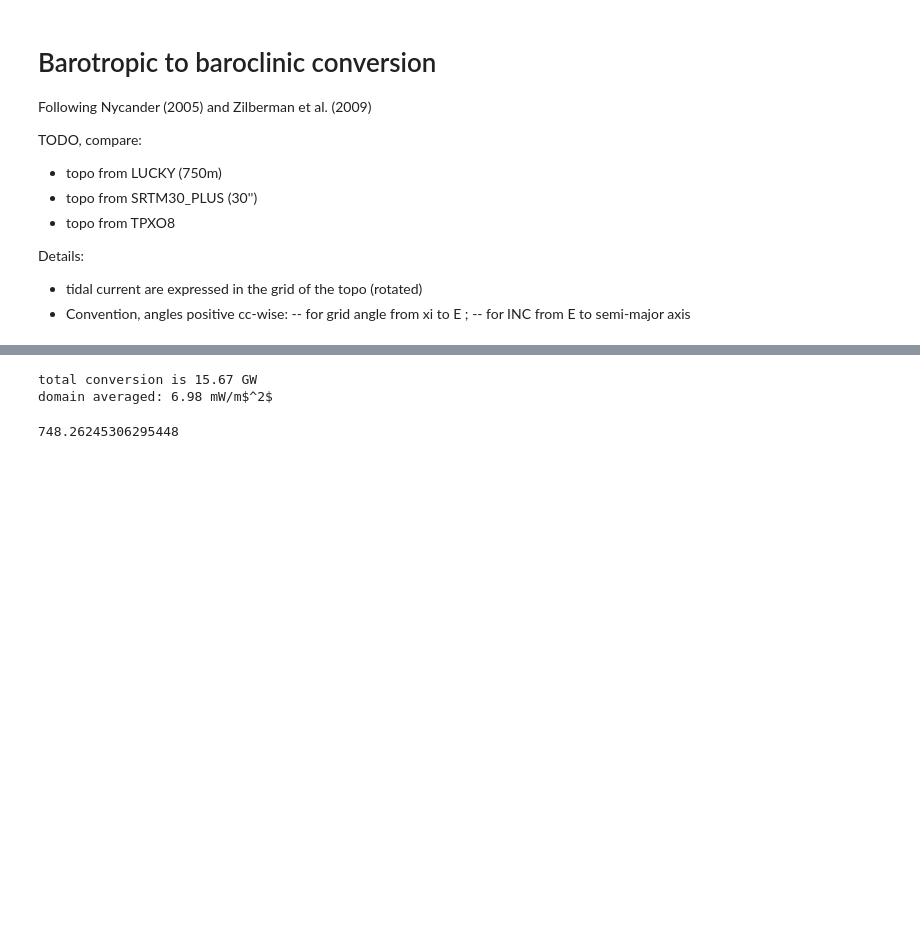
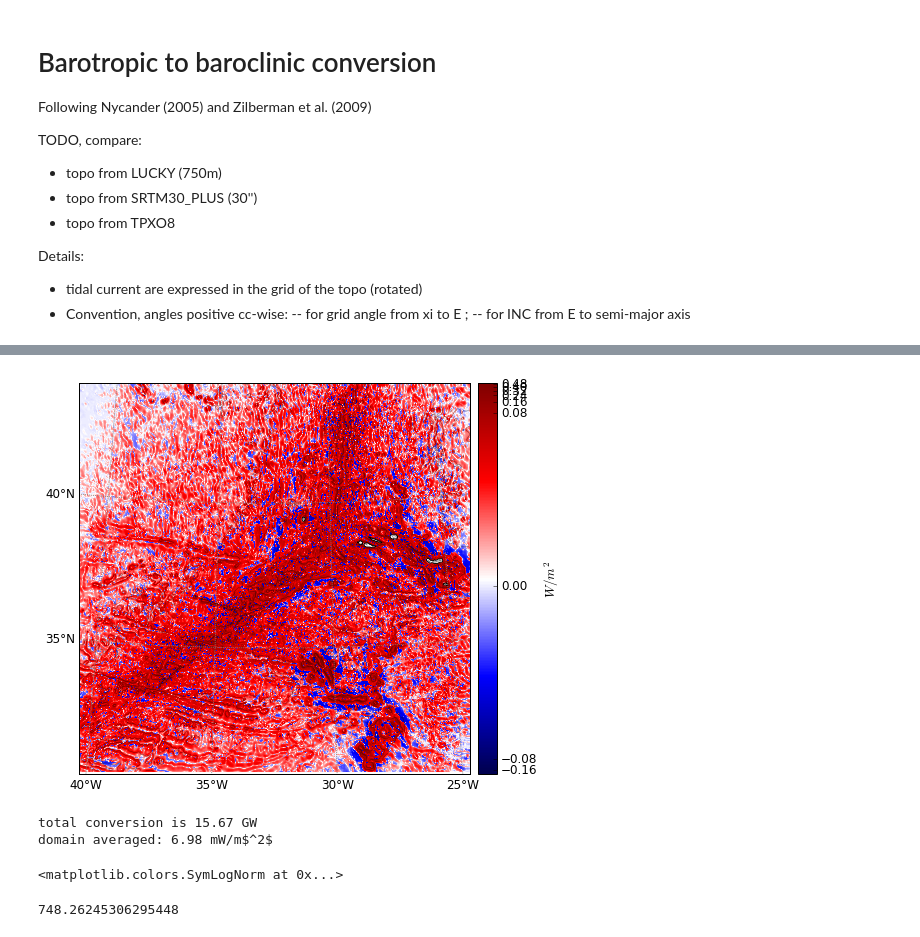
Before and after one commit to NoeLahaye/Int_Tide_Conv, a Jupyter notebook: Nycander_conv.ipynb, the cells around one changed output, grey strips where cells are left out. Saved outputs shown, nothing was run; the diff lists cells and outputs as text; code cells hidden in the pictures; blank space fills up the shorter version.

```diff
--- a/Nycander_conv.ipynb
+++ b/Nycander_conv.ipynb
@@ -309,3 +309,57 @@ plt.savefig(picdir+'Ct_LUCKY_TPXO8_{}.png'.format(mascale),magnification='auto',
+# %%
+### parameters for plotting # SymLog okay, but I wuld like an AsymLog
+picdir = 'pictures/'
+toplot = C_t.T
+hplot = -h_t.T
+mask = (hplot<10)
+
+fs       = 12
+proj     = 'lcc'
+res      = 'i'
+stride   = 5
+Lx,Ly    = 1500e3,1500e3 # extend in m
+cmap = plt.get_cmap('seismic')
+zlevs=[0,2000,3500]
+topocol='k'     # isobath. contour color
+grdcol='gray'   # grid color
+mascale = 'log'# "log" #
+valmax = 0.5
+valmin = -0.2
+
+### do the plot
+fig = plt.figure(figsize=(8,7))
+ax = plt.subplot(111)
+bm = Basemap(projection=proj,resolution=res,lon_0=lon_h.mean(),
+        lat_0=lat_h.mean(),width=Lx,height=Ly)
+xx, yy = bm(lon_h.T, lat_h.T)
+bm.drawcoastlines(color='black')
+bm.fillcontinents(color='white')
+bm.drawparallels(np.arange(-60,70,stride),labels=[1,0,0,0],linewidth=0.8,\
+                fontsize=fs,color=grdcol)
+bm.drawmeridians(np.arange(-100,100,stride),labels=[0,0,0,1],linewidth=0.8,\
+                fontsize=fs,color=grdcol)
+
+bm.contour(xx,yy,hplot,zlevs,colors=topocol,linewidths=0.5,alpha=0.5)
+if mascale == 'linear':
+    hpc = bm.pcolormesh(xx,yy,np.ma.masked_array(toplot,mask),vmax=valmax,\
+                      vmin=valmin,norm=norm,cmap=cmap)
+    hcb = bm.colorbar(hpc,extend='max')
+    hcb.formatter.set_powerlimits((-1, 1))
+    hcb.formatter.set_useMathText(True)
+    #cb.set_ticks(np.arange(-0.2,0.6,0.1))
+    hcb.update_ticks()
+elif mascale == 'log':
+    hpc = bm.pcolormesh(xx,yy,np.ma.masked_array(toplot,mask),cmap=cmap,\
+                      norm=colors.SymLogNorm(linthresh=1e-5, linscale=1.0,vmin=valmin,vmax=valmax))
+    hcb = bm.colorbar(hpc)
+#for item in hpc.collections:
+#    item.set_rasterized('True')
+hcb.ax.tick_params(labelsize=fs)
+
+hcb.set_label(r'$W/m^2$',fontsize=fs+1)
+#plt.savefig(picdir+'Ct_LUCKY_TPXO8_{}.png'.format(mascale),magnification='auto',dpi=200,bbox_inches='tight')
+# %% [output]
+[figure, added]
 # %%
 # total conversion (integrated over the domain)
 Ctot = np.nansum(C_t*dx_h*dy_h)
@@ -314,6 +368,10 @@ print(r'domain averaged: {:.2f} mW/m$^2$'.format(Ctot/np.sum(dx_h*dy_h)*1e3))
 # %% [output]
 total conversion is 15.67 GW
 domain averaged: 6.98 mW/m$^2$
+# %%
+colors.SymLogNorm(linthresh=1e-5, linscale=1.0,vmin=valmin,vmax=valmax)
+# %% [output]
+<matplotlib.colors.SymLogNorm at 0x...>
 # %%
 # %% [output]
 748.26245306295448
```
Also changed, not shown: parts of 4 cells of this notebook, 3 other files.
